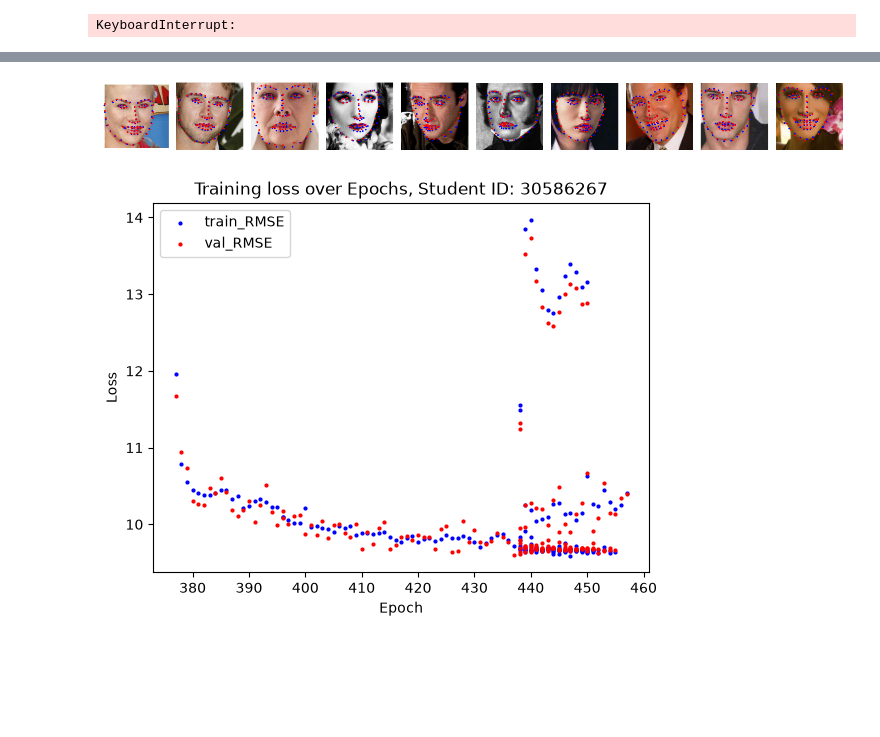
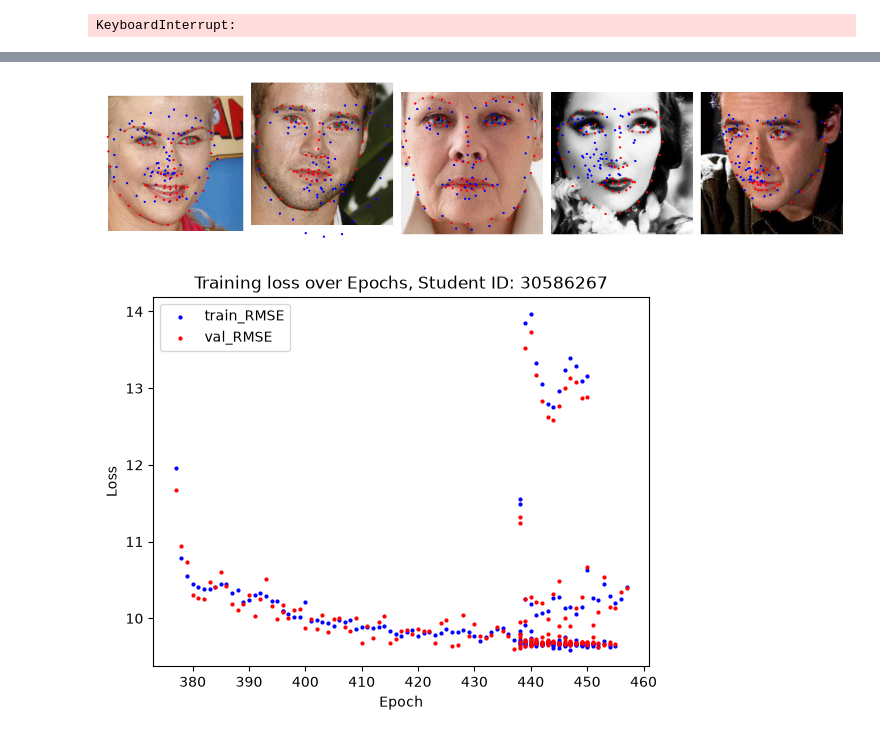
Before and after one commit to sche0151/ECE4179_Assignment_Notebooks, a Jupyter notebook: Q3_FLD_Starter_Code.ipynb, the cells around one changed output, grey strips where cells are left out. Saved outputs shown, nothing was run; the diff lists cells and outputs as text; code cells hidden in the pictures; blank space fills up the shorter version.

```diff
--- a/Q3_FLD_Starter_Code.ipynb
+++ b/Q3_FLD_Starter_Code.ipynb
@@ -187,13 +187,13 @@ train_dataset = FaceDataset(
     train_imgs,
     train_lms,
     normalise,
-    augment=True,
+    augment=False,
 )
 
 train_loader = DataLoader(
     train_dataset,
     batch_size=85,
-    shuffle=True
+    shuffle=False
 )
 
 train_eval_dataset = FaceDataset(
@@ -251,8 +251,8 @@ loss = nn.MSELoss()
 
 optimiser = torch.optim.AdamW(
     backbone.classifier.parameters(),
-    lr=1e-5,
-    weight_decay=2e-2,
+    lr=1e-3,
+    weight_decay=1e-3,
 )
 # %%
 history = {
@@ -374,17 +373,26 @@ KeyboardInterrupt:
 # %%
-checkpoint_name = "best_checkpoint15-4-7.pth"
+checkpoint_name = "best_checkpoint_redo_3.pth"
 checkpoint = torch.load(f"q3/{checkpoint_name}")
 backbone.load_state_dict(checkpoint["model_state"])
 epoch = checkpoint["epoch"]
-best_RMSE = checkpoint["val_loss"]
+history = checkpoint["history"]
+
+# print(checkpoint.keys())
+# print(checkpoint["optimizer_state"])
+
+backbone.eval()
 
 with torch.no_grad():
     for imgs, landmarks in test_loader:
         imgs = imgs.to(device)
         landmarks = landmarks.to(device)
+
         val_pred = backbone(imgs)
+        val_MSE = loss(val_pred, landmarks)
 
+        val_RMSE = torch.sqrt(val_MSE)
 print(f"Epoch: {epoch}")
-print(f"Recorded best_RMSE: {best_RMSE*224:.4f}")
-# print(f"Calculated RMSE: {}")
+# print(f"best_RMSE: {best_RMSE*224:.4f}")
+# print(f"recorded loss: {checkpoint["val_loss"].item() * 224:.4f}")
+print(f"calculated loss: {val_RMSE.item() * 224:.4f}")
 # %% [output]
@@ -637,21 +661,22 @@ calculated loss: 4.7452
 # %%
 predictions_np = val_pred.detach().cpu().numpy()
 pred_np_reshape = predictions_np.reshape(len(val_pred), 68, 2) * 224
 
-n_samples = 10
+n_samples = 5
 fig, axes = plt.subplots(1, n_samples, figsize=(15, 6))
 
+start = 0
 for i in range(n_samples):
-    axes[i].imshow(test_imgs[i])
-    axes[i].scatter(pred_np_reshape[i, :, 0], pred_np_reshape[i, :, 1], c='b', s=2)
-    axes[i].scatter(test_lms[i, :, 0], test_lms[i, :, 1], c='r', s=2)
+    axes[i].imshow(test_imgs[start+i])
+    axes[i].scatter(pred_np_reshape[start+i, :, 0], pred_np_reshape[start+i, :, 1], c='b', s=5)
+    axes[i].scatter(test_lms[start+i, :, 0], test_lms[start+i, :, 1], c='r', s=5)
     axes[i].axis('off')
 
 plt.tight_layout()
-plt.savefig(f"test_sample_output_{checkpoint_name}.png", dpi=300)
+plt.savefig(f"q3/test_sample_output_{checkpoint_name}.png", dpi=300)
 plt.show()
 # %% [output]
-[figure, old version]
+[figure, new version]
 # %%
 figure1, ax = plt.subplots()
 # Y1 = [t.detach().cpu().numpy()*224 for t in history["train_RMSE"]]
```
Also changed, not shown: parts of 6 cells of this notebook, 21 other files.
